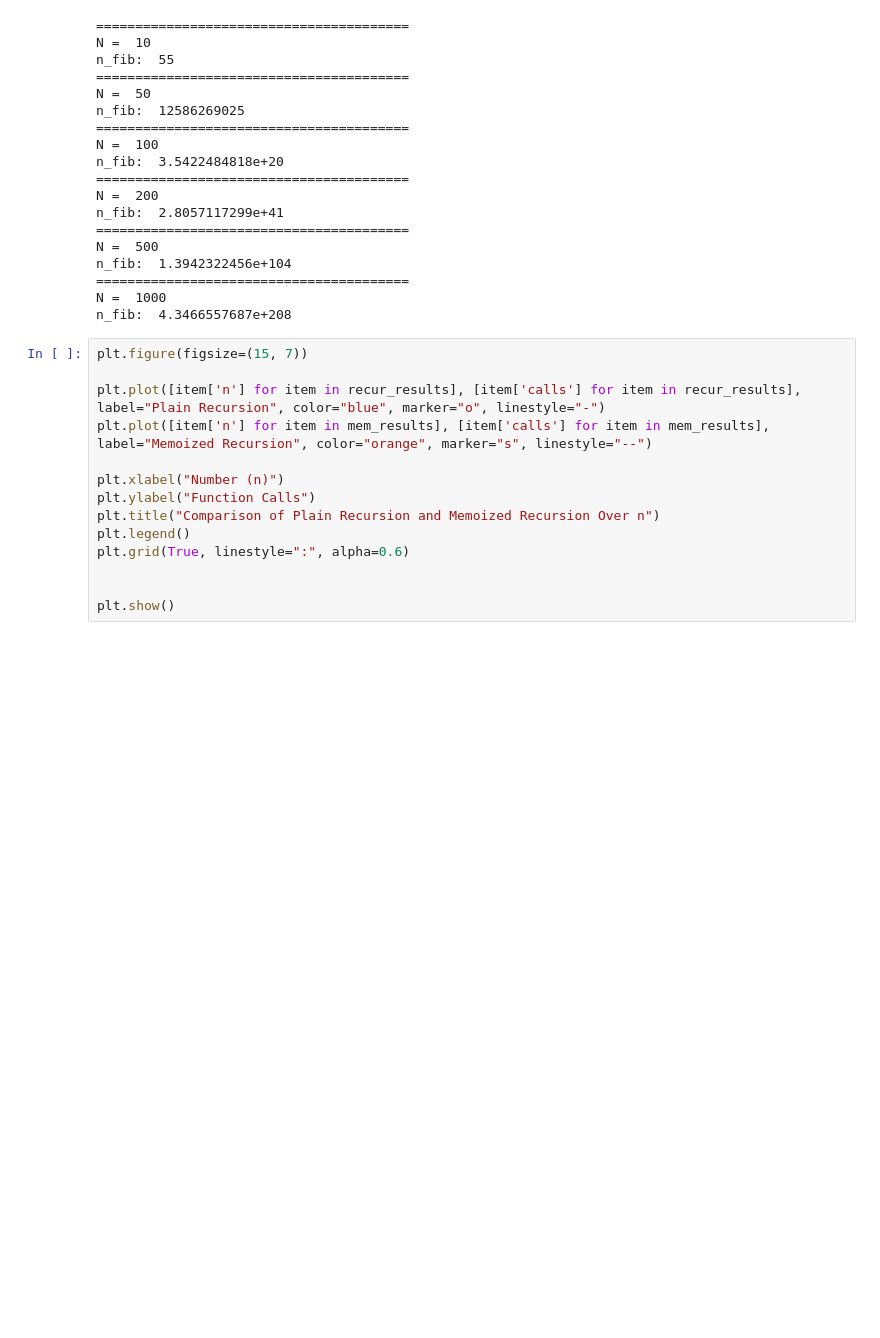
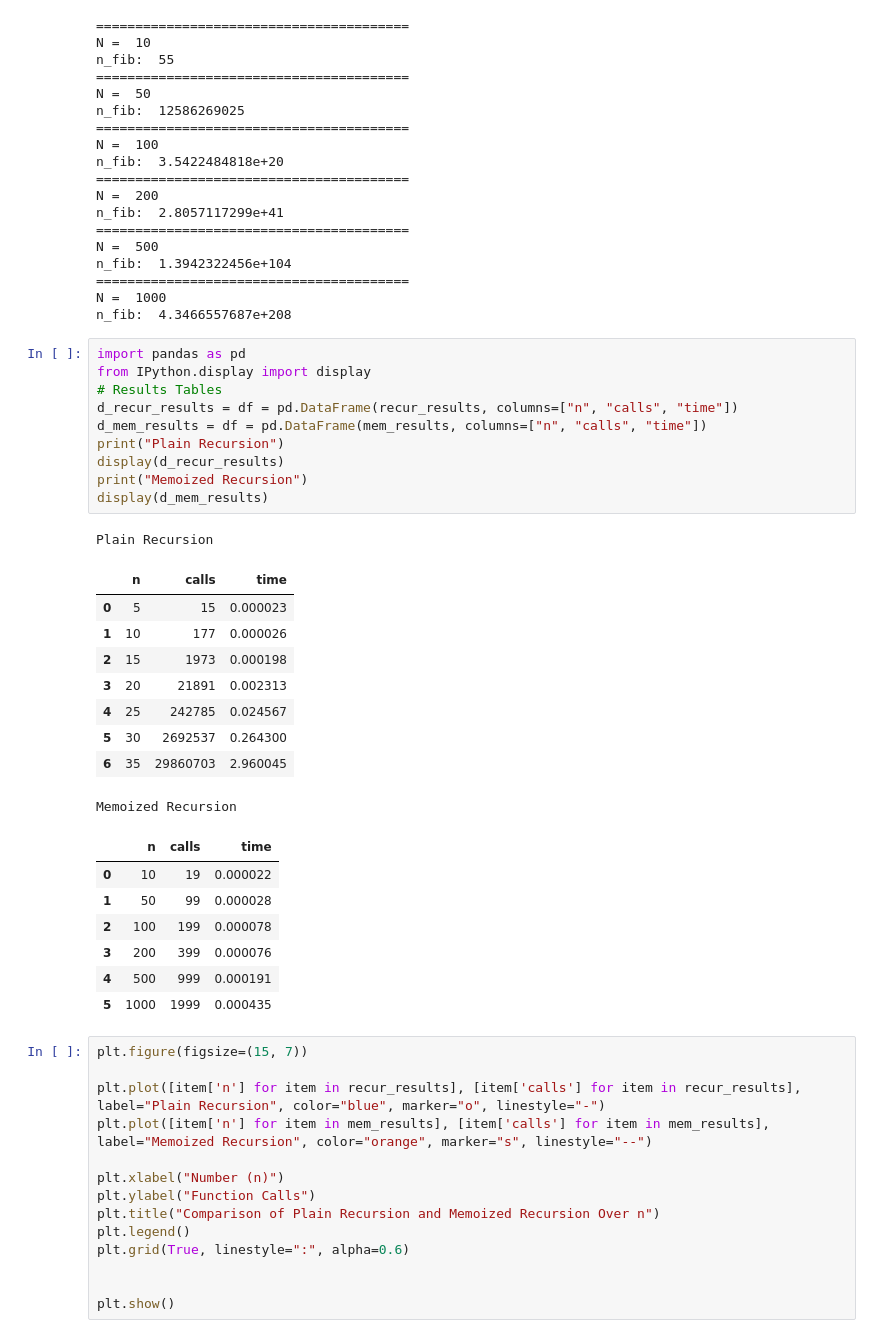
Before and after one commit to francis-Paul-code/Group_4_DAA, a Jupyter notebook: fib_memoization/fib_assigment.ipynb, the cells around one changed output. Cells and saved outputs as stored; diff of their text form; blank space fills up the shorter version.

Commit message:
add tables

```diff
--- a/fib_memoization/fib_assigment.ipynb
+++ b/fib_memoization/fib_assigment.ipynb
@@ -144,6 +146,34 @@ n_fib:  1.3942322456e+104
 ========================================
 N =  1000
 n_fib:  4.3466557687e+208
+# %%
+import pandas as pd
+from IPython.display import display
+# Results Tables
+d_recur_results = df = pd.DataFrame(recur_results, columns=["n", "calls", "time"])
+d_mem_results = df = pd.DataFrame(mem_results, columns=["n", "calls", "time"])
+print("Plain Recursion")
+display(d_recur_results)
+print("Memoized Recursion")
+display(d_mem_results)
+# %% [output]
+Plain Recursion
+|  | n | calls | time |
+| 0 | 5 | 15 | 0.000023 |
+| 1 | 10 | 177 | 0.000026 |
+| 2 | 15 | 1973 | 0.000198 |
+| 3 | 20 | 21891 | 0.002313 |
+| 4 | 25 | 242785 | 0.024567 |
+| 5 | 30 | 2692537 | 0.264300 |
+| 6 | 35 | 29860703 | 2.960045 |
+Memoized Recursion
+|  | n | calls | time |
+| 0 | 10 | 19 | 0.000022 |
+| 1 | 50 | 99 | 0.000028 |
+| 2 | 100 | 199 | 0.000078 |
+| 3 | 200 | 399 | 0.000076 |
+| 4 | 500 | 999 | 0.000191 |
+| 5 | 1000 | 1999 | 0.000435 |
 # %%
 plt.figure(figsize=(15, 7))
 
```
Also changed, not shown: parts of 1 cell of this notebook.
